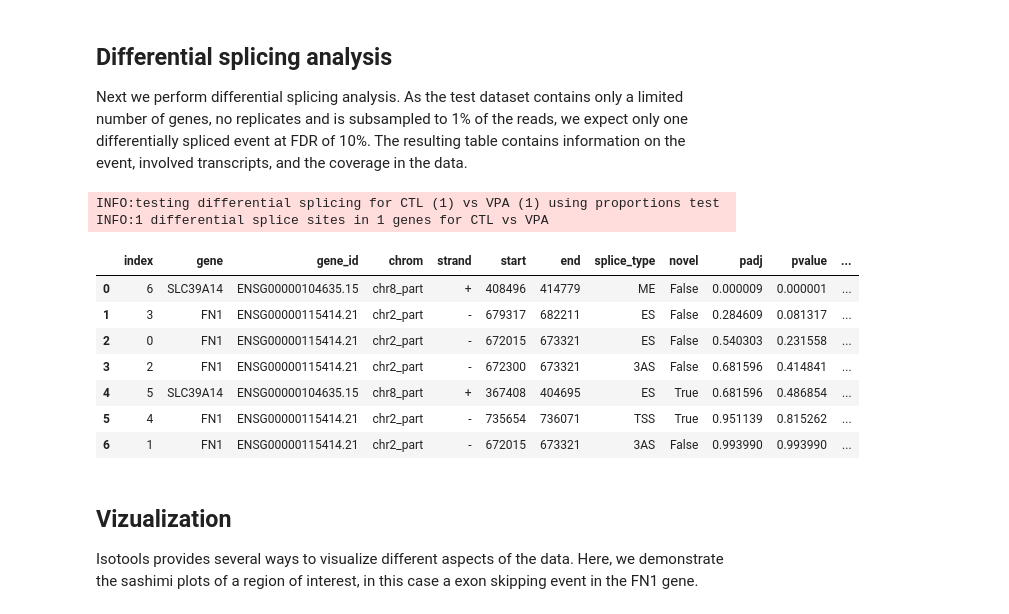
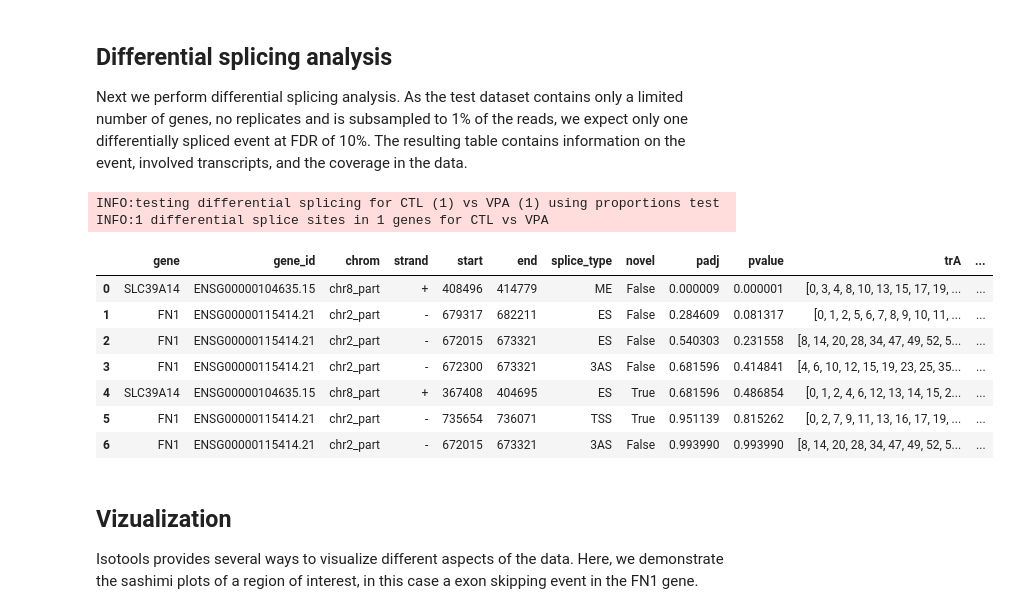
Before and after one commit to MatthiasLienhard/isotools, a Jupyter notebook: notebooks/test_data.ipynb, the cells around one changed output. Cells and saved outputs as stored; diff of their text form; code cells hidden in the pictures.

```diff
--- a/notebooks/test_data.ipynb
+++ b/notebooks/test_data.ipynb
@@ -58,24 +59,24 @@ The resulting table contains information on the event, involved transcripts, and
 # %%
 types_of_interest=['ES','ME','5AS','3AS']
 groups=isoseq.groups()
 #perform the test:
-res=isoseq.altsplice_test(groups).sort_values('pvalue').reset_index()
+res=isoseq.altsplice_test(groups).sort_values('pvalue').reset_index(drop=True)
 sig=res.padj<.1
 logger.info(f'{sum(sig)} differential splice sites in {len(res.loc[sig,"gene"].unique())} genes for {" vs ".join(groups)}')
 
 pd.set_option('max_columns', None)
 res.head(10)
 # %% [output]
 INFO:testing differential splicing for CTL (1) vs VPA (1) using proportions test
 INFO:1 differential splice sites in 1 genes for CTL vs VPA
-|  | index | gene | gene_id | chrom | strand | start | end | splice_type | novel | padj | pvalue | ... |
-| 0 | 6 | SLC39A14 | ENSG00000104635.15 | chr8_part | + | 408496 | 414779 | ME | False | 0.000009 | 0.000001 | ... |
-| 1 | 3 | FN1 | ENSG00000115414.21 | chr2_part | - | 679317 | 682211 | ES | False | 0.284609 | 0.081317 | ... |
-| 2 | 0 | FN1 | ENSG00000115414.21 | chr2_part | - | 672015 | 673321 | ES | False | 0.540303 | 0.231558 | ... |
-| 3 | 2 | FN1 | ENSG00000115414.21 | chr2_part | - | 672300 | 673321 | 3AS | False | 0.681596 | 0.414841 | ... |
-| 4 | 5 | SLC39A14 | ENSG00000104635.15 | chr8_part | + | 367408 | 404695 | ES | True | 0.681596 | 0.486854 | ... |
-| 5 | 4 | FN1 | ENSG00000115414.21 | chr2_part | - | 735654 | 736071 | TSS | True | 0.951139 | 0.815262 | ... |
-| 6 | 1 | FN1 | ENSG00000115414.21 | chr2_part | - | 672015 | 673321 | 3AS | False | 0.993990 | 0.993990 | ... |
+|  | gene | gene_id | chrom | strand | start | end | splice_type | novel | padj | pvalue | trA | ... |
+| 0 | SLC39A14 | ENSG00000104635.15 | chr8_part | + | 408496 | 414779 | ME | False | 0.000009 | 0.000001 | [0, 3, 4, 8, 10, 13, 15, 17, 19, ... | ... |
+| 1 | FN1 | ENSG00000115414.21 | chr2_part | - | 679317 | 682211 | ES | False | 0.284609 | 0.081317 | [0, 1, 2, 5, 6, 7, 8, 9, 10, 11, ... | ... |
+| 2 | FN1 | ENSG00000115414.21 | chr2_part | - | 672015 | 673321 | ES | False | 0.540303 | 0.231558 | [8, 14, 20, 28, 34, 47, 49, 52, 5... | ... |
+| 3 | FN1 | ENSG00000115414.21 | chr2_part | - | 672300 | 673321 | 3AS | False | 0.681596 | 0.414841 | [4, 6, 10, 12, 15, 19, 23, 25, 35... | ... |
+| 4 | SLC39A14 | ENSG00000104635.15 | chr8_part | + | 367408 | 404695 | ES | True | 0.681596 | 0.486854 | [0, 1, 2, 4, 6, 12, 13, 14, 15, 2... | ... |
+| 5 | FN1 | ENSG00000115414.21 | chr2_part | - | 735654 | 736071 | TSS | True | 0.951139 | 0.815262 | [0, 2, 7, 9, 11, 13, 16, 17, 19, ... | ... |
+| 6 | FN1 | ENSG00000115414.21 | chr2_part | - | 672015 | 673321 | 3AS | False | 0.993990 | 0.993990 | [8, 14, 20, 28, 34, 47, 49, 52, 5... | ... |
 # %% [markdown]
 ## Vizualization
 Isotools provides several ways to visualize different aspects of the data. Here, we demonstrate the sashimi plots of a region of interest, in this case a exon skipping event in the FN1 gene.
```
Also changed, not shown: parts of 1 cell of this notebook, 8 other files.
